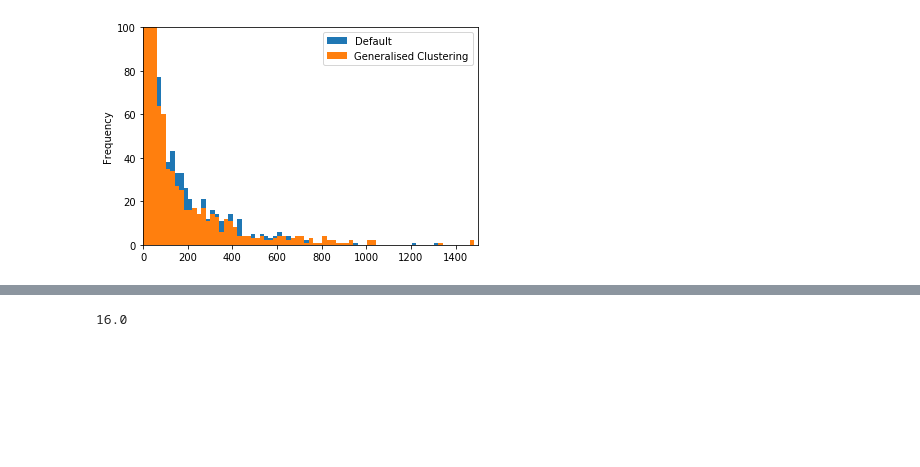
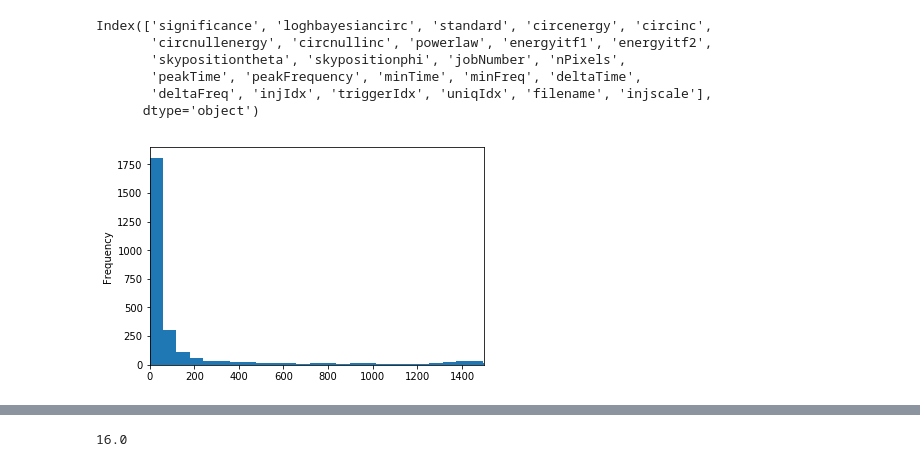
Before and after one commit to idorrington92/thesis, a Jupyter notebook: training_set_analysis.ipynb, the cells around one changed output, grey strips where cells are left out. Drawn from its saved outputs; the diff is of its cells as text; code cells hidden in the pictures; blank space fills up the shorter version.

```diff
--- a/training_set_analysis.ipynb
+++ b/training_set_analysis.ipynb
@@ -4,6 +4,16 @@ import os
 from collections import Counter
 import pandas as pd
 # %%
-gc =pd.read_csv('gc_training.txt')
-nogc =pd.read_csv('no_gc_training.txt')
+gc =pd.read_csv('gc_training2.txt')
+nogc =pd.read_csv('no_gc_training2.txt')
+stat='peakFrequency'
+# %%
+gc.keys()
+# %% [output]
+Index(['significance', 'loghbayesiancirc', 'standard', 'circenergy', 'circinc',
+       'circnullenergy', 'circnullinc', 'powerlaw', 'energyitf1', 'energyitf2',
+       'skypositiontheta', 'skypositionphi', 'jobNumber', 'nPixels',
+       'peakTime', 'peakFrequency', 'minTime', 'minFreq', 'deltaTime',
+       'deltaFreq', 'injIdx', 'triggerIdx', 'uniqIdx', 'filename', 'injscale'],
+      dtype='object')
 # %%
@@ -10,0 +21,3 @@ both=pd.concat([nogc['nPixels'],gc['nPixels']],axis=1,keys=['Default','Generalis
+# %%
+gc_tf_box = gc['deltaTime'] * gc['deltaFreq']
+nogc_tf_box = nogc['deltaTime'] * nogc['deltaFreq']
@@ -11,5 +27,5 @@ both=pd.concat([nogc['nPixels'],gc['nPixels']],axis=1,keys=['Default','Generalis
 # %%
-plot=both.plot(kind='hist',bins=100,xlim=[0,1500],ylim=[0,100])
+plot=nogc_tf_box.plot(kind='hist',bins=100,xlim=[0,1500])
 fig = plot.get_figure()
 # %% [output]
-[figure, old version]
+[figure, new version]
```
Also changed, not shown: parts of 25 cells of this notebook, 15 other files.
